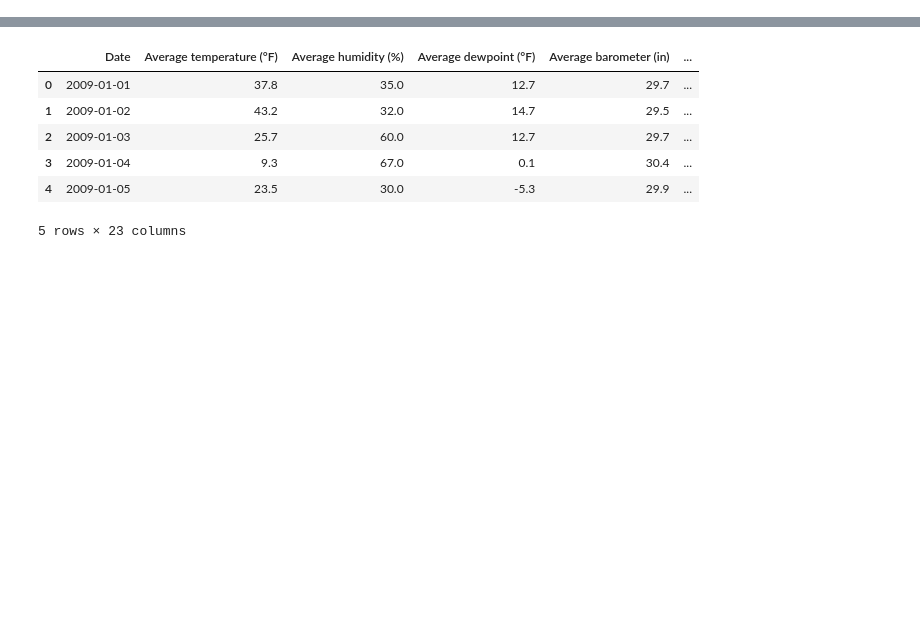
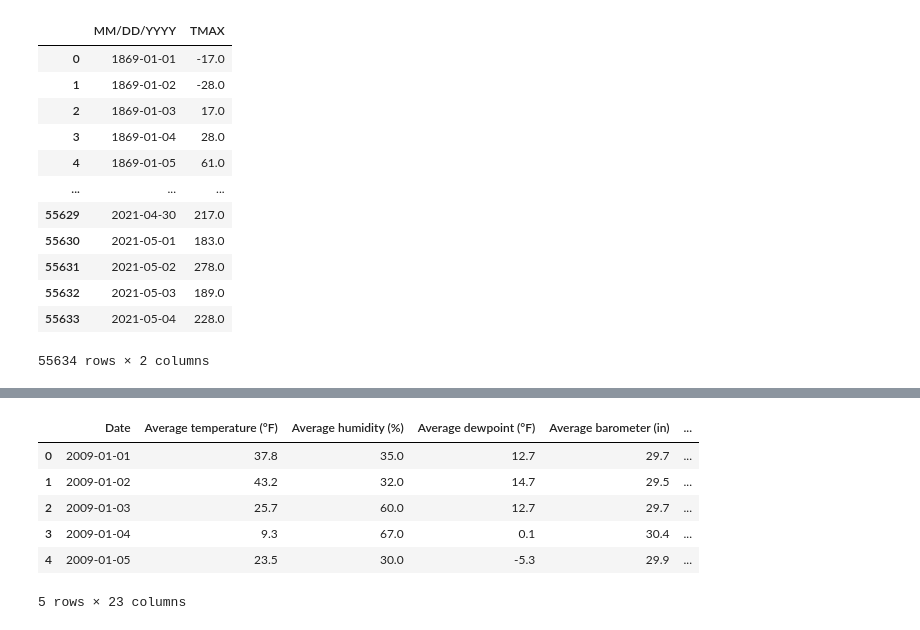
Before and after one commit to LiquidRonnie/Project-2, a Jupyter notebook: Ronnie/polynomial regression.ipynb, the cells around one changed output, grey strips where cells are left out. Drawn from its saved outputs; the diff is of its cells as text; code cells hidden in the pictures; blank space fills up the shorter version.

```diff
--- a/Ronnie/polynomial regression.ipynb
+++ b/Ronnie/polynomial regression.ipynb
@@ -10,0 +3,20 @@ import pandas as pd
+# %%
+# import data
+weather_data = pd.read_csv('../Project-2 Code/nyc_temp_1869_2021.csv')
+# %%
+weather_data = weather_data.drop(columns=(['Unnamed: 0', 'YEAR', 'MONTH','DAY', 'TMIN']))
+weather_data
+# %% [output]
+|  | MM/DD/YYYY | TMAX |
+| 0 | 1869-01-01 | -17.0 |
+| 1 | 1869-01-02 | -28.0 |
+| 2 | 1869-01-03 | 17.0 |
+| 3 | 1869-01-04 | 28.0 |
+| 4 | 1869-01-05 | 61.0 |
+| ... | ... | ... |
+| 55629 | 2021-04-30 | 217.0 |
+| 55630 | 2021-05-01 | 183.0 |
+| 55631 | 2021-05-02 | 278.0 |
+| 55632 | 2021-05-03 | 189.0 |
+| 55633 | 2021-05-04 | 228.0 |
+55634 rows × 2 columns
```
Also changed, not shown: parts of 12 cells of this notebook, 4 other files.
